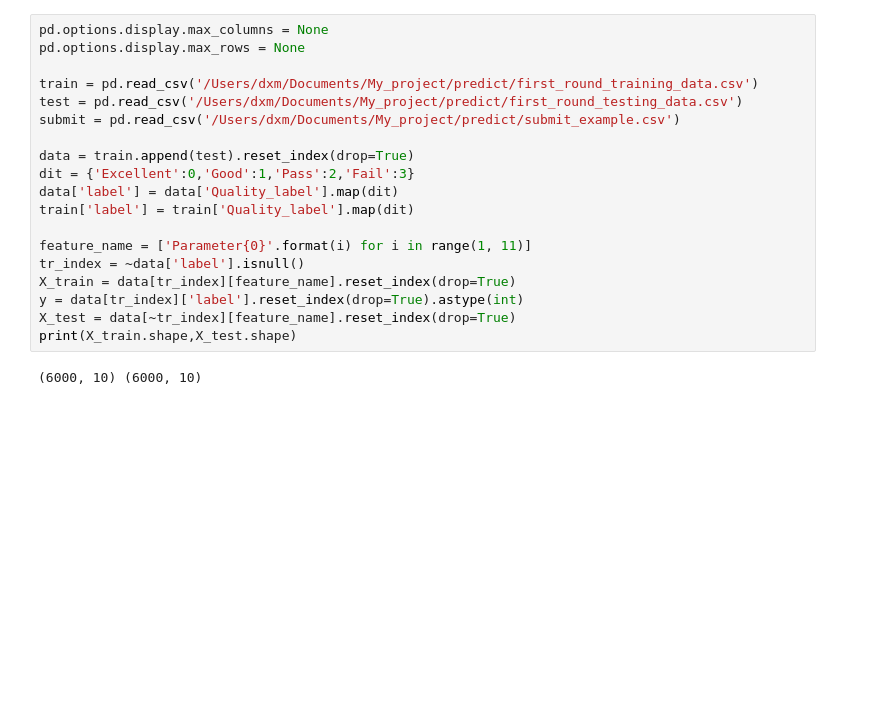
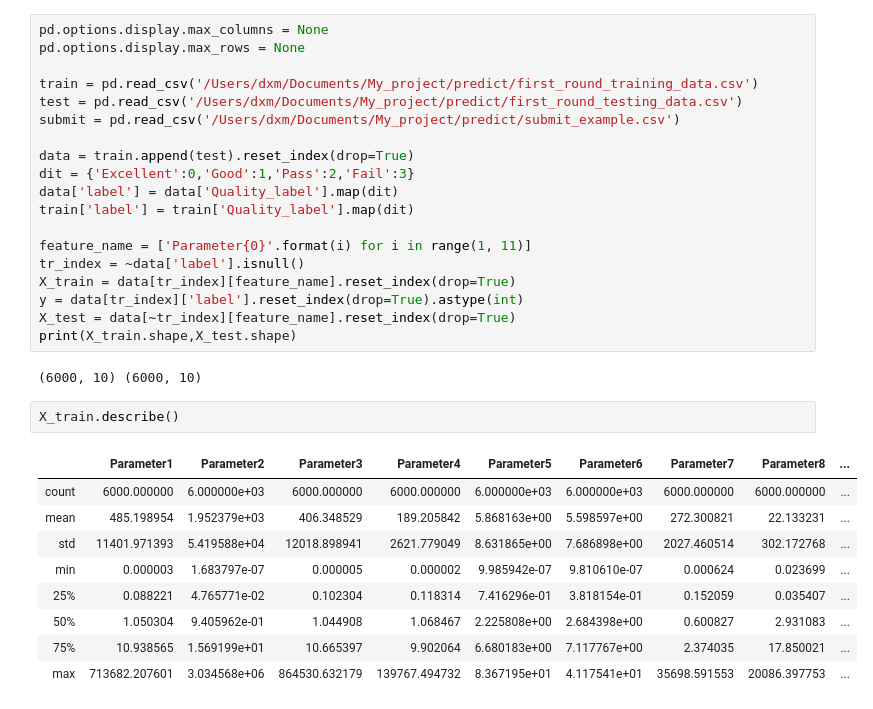
Before and after one commit to Ming-H/CoincidenceRatePrediction-, a Jupyter notebook: compet_351.ipynb, the cells around one changed output. Cells and saved outputs as stored; diff of their text form; blank space fills up the shorter version.

```diff
--- a/compet_351.ipynb
+++ b/compet_351.ipynb
@@ -36,6 +36,18 @@ X_test = data[~tr_index][feature_name].reset_index(drop=True)
 print(X_train.shape,X_test.shape)
 # %% [output]
 (6000, 10) (6000, 10)
+# %%
+X_train.describe()
+# %% [output]
+|  | Parameter1 | Parameter2 | Parameter3 | Parameter4 | Parameter5 | Parameter6 | Parameter7 | Parameter8 | ... |
+| count | 6000.000000 | 6.000000e+03 | 6000.000000 | 6000.000000 | 6.000000e+03 | 6.000000e+03 | 6000.000000 | 6000.000000 | ... |
+| mean | 485.198954 | 1.952379e+03 | 406.348529 | 189.205842 | 5.868163e+00 | 5.598597e+00 | 272.300821 | 22.133231 | ... |
+| std | 11401.971393 | 5.419588e+04 | 12018.898941 | 2621.779049 | 8.631865e+00 | 7.686898e+00 | 2027.460514 | 302.172768 | ... |
+| min | 0.000003 | 1.683797e-07 | 0.000005 | 0.000002 | 9.985942e-07 | 9.810610e-07 | 0.000624 | 0.023699 | ... |
+| 25% | 0.088221 | 4.765771e-02 | 0.102304 | 0.118314 | 7.416296e-01 | 3.818154e-01 | 0.152059 | 0.035407 | ... |
+| 50% | 1.050304 | 9.405962e-01 | 1.044908 | 1.068467 | 2.225808e+00 | 2.684398e+00 | 0.600827 | 2.931083 | ... |
+| 75% | 10.938565 | 1.569199e+01 | 10.665397 | 9.902064 | 6.680183e+00 | 7.117767e+00 | 2.374035 | 17.850021 | ... |
+| max | 713682.207601 | 3.034568e+06 | 864530.632179 | 139767.494732 | 8.367195e+01 | 4.117541e+01 | 35698.591553 | 20086.397753 | ... |
 # %%
 oof = np.zeros((X_train.shape[0],4))
 prediction = np.zeros((X_test.shape[0],4))
```
Also changed, not shown: parts of 3 cells of this notebook.
